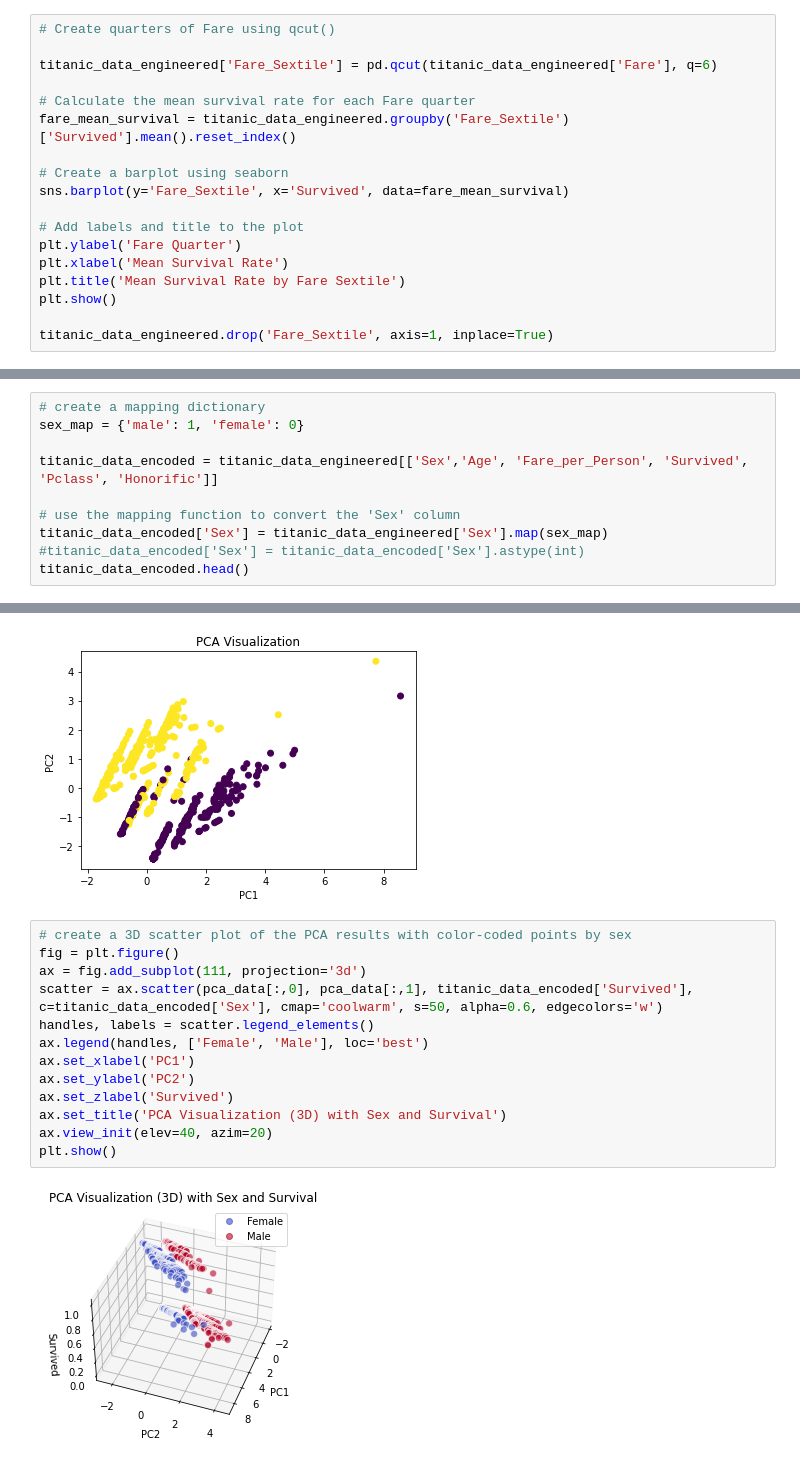
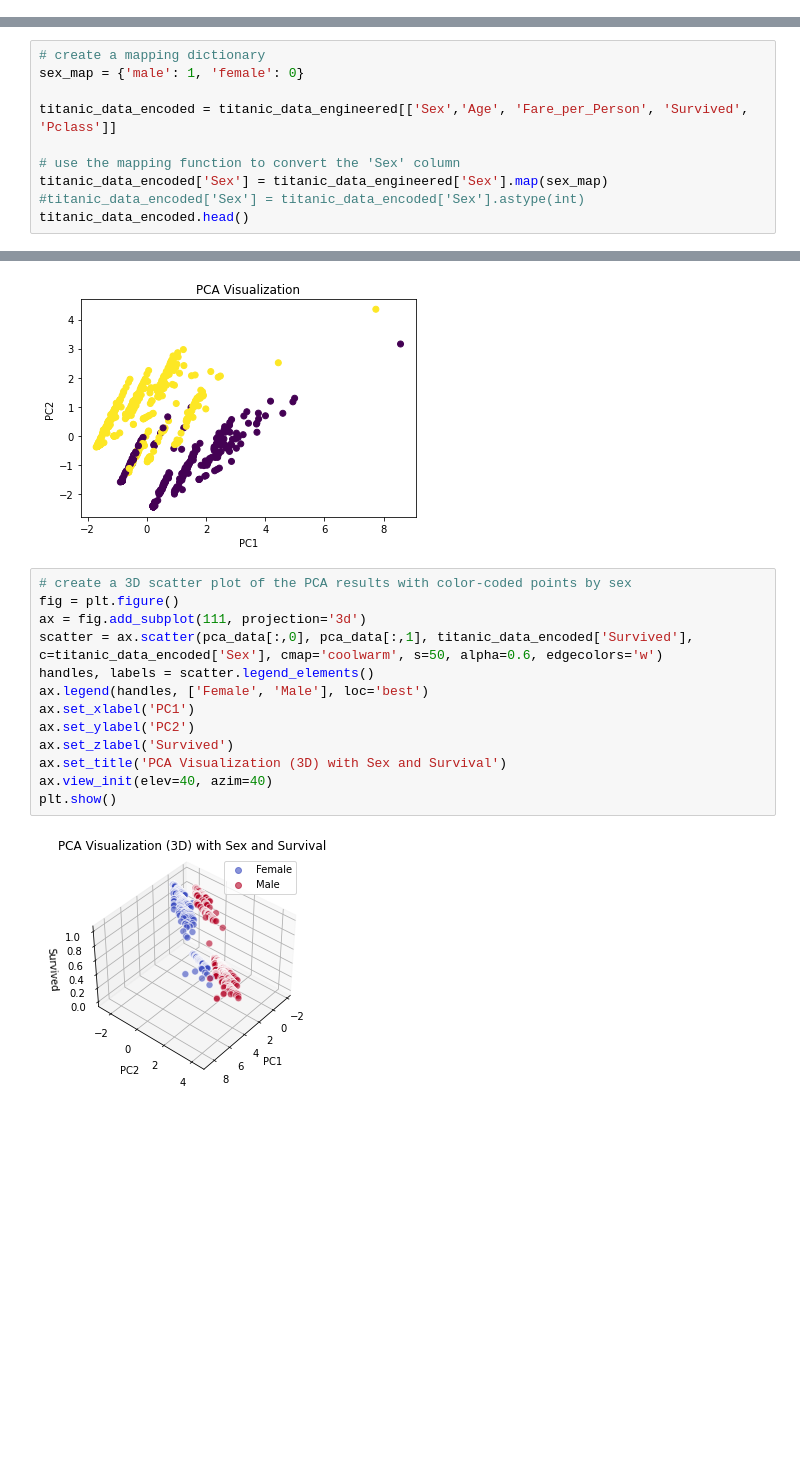
Before and after one commit to jhat0353/Titanic-Kaggle-Group, a Jupyter notebook: Kaggle_Titanic_Exploratory_Data_Analysis_Master.ipynb, the cells around one changed output, grey strips where cells are left out. Drawn from its saved outputs; the diff is of its cells as text; blank space fills up the shorter version.

```diff
--- a/Kaggle_Titanic_Exploratory_Data_Analysis_Master.ipynb
+++ b/Kaggle_Titanic_Exploratory_Data_Analysis_Master.ipynb
@@ -365,21 +367,3 @@ plt.show()
 titanic_data_engineered.drop('Fare_Quartile', axis=1, inplace=True)
 # %% [output]
 [figure]
-# %%
-# Create quarters of Fare using qcut()
-
-titanic_data_engineered['Fare_Sextile'] = pd.qcut(titanic_data_engineered['Fare'], q=6)
-
-# Calculate the mean survival rate for each Fare quarter
-fare_mean_survival = titanic_data_engineered.groupby('Fare_Sextile')['Survived'].mean().reset_index()
-
-# Create a barplot using seaborn
-sns.barplot(y='Fare_Sextile', x='Survived', data=fare_mean_survival)
-
-# Add labels and title to the plot
-plt.ylabel('Fare Quarter')
-plt.xlabel('Mean Survival Rate')
-plt.title('Mean Survival Rate by Fare Sextile')
-plt.show()
-
-titanic_data_engineered.drop('Fare_Sextile', axis=1, inplace=True)
@@ -421,7 +403,7 @@ Encoding the Data
 # create a mapping dictionary
 sex_map = {'male': 1, 'female': 0}
 
-titanic_data_encoded = titanic_data_engineered[['Sex','Age', 'Fare_per_Person', 'Survived', 'Pclass', 'Honorific']]
+titanic_data_encoded = titanic_data_engineered[['Sex','Age', 'Fare_per_Person', 'Survived', 'Pclass']]
 
 # use the mapping function to convert the 'Sex' column
 titanic_data_encoded['Sex'] = titanic_data_engineered['Sex'].map(sex_map)
@@ -463,15 +445,15 @@ plt.show()
 # %%
 # create a 3D scatter plot of the PCA results with color-coded points by sex
 fig = plt.figure()
 ax = fig.add_subplot(111, projection='3d')
 scatter = ax.scatter(pca_data[:,0], pca_data[:,1], titanic_data_encoded['Survived'], c=titanic_data_encoded['Sex'], cmap='coolwarm', s=50, alpha=0.6, edgecolors='w')
 handles, labels = scatter.legend_elements()
 ax.legend(handles, ['Female', 'Male'], loc='best')
 ax.set_xlabel('PC1')
 ax.set_ylabel('PC2')
 ax.set_zlabel('Survived')
 ax.set_title('PCA Visualization (3D) with Sex and Survival')
-ax.view_init(elev=40, azim=20)
+ax.view_init(elev=40, azim=40)
 plt.show()
 # %% [output]
-[figure, old version]
+[figure, new version]
```
Also changed, not shown: parts of 28 cells of this notebook.
